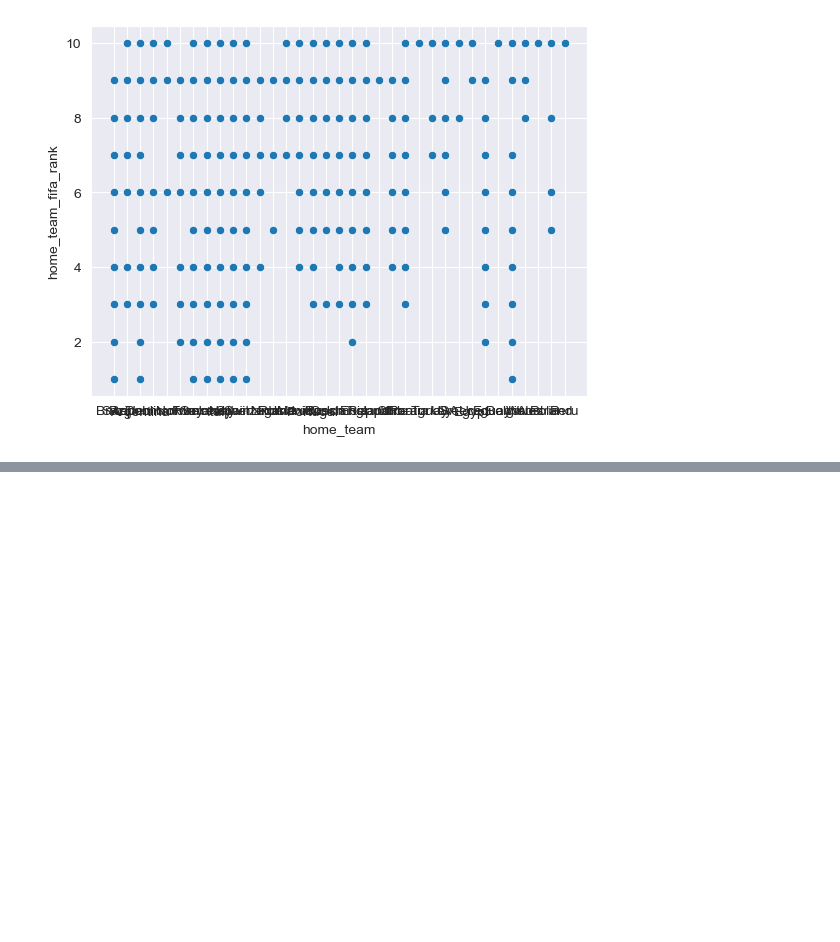
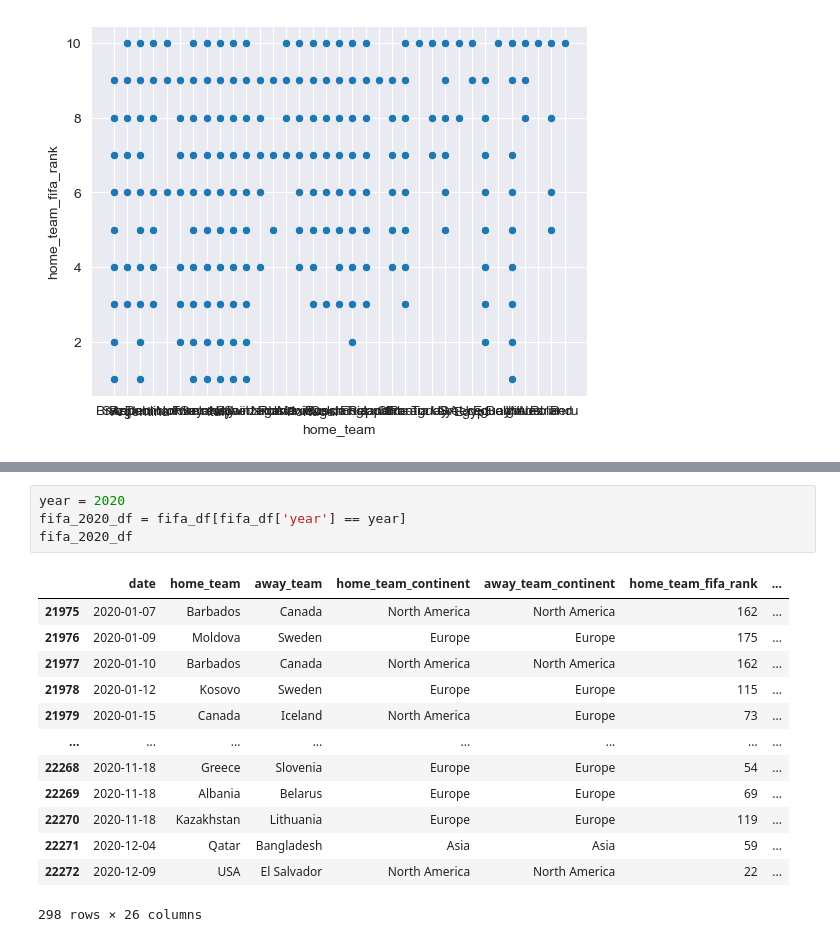
Before and after one commit to ZacharyHurt89/DataDivers_Group_Repo, a Jupyter notebook: In_Work_ZH/initial_data_pull.ipynb, the cells around one changed output, grey strips where cells are left out. Cells and saved outputs as stored; diff of their text form; blank space fills up the shorter version.

```diff
--- a/In_Work_ZH/initial_data_pull.ipynb
+++ b/In_Work_ZH/initial_data_pull.ipynb
@@ -273,0 +350,18 @@ sns.scatterplot(x=top_ten_home_teams_by_rank['home_team'], y=top_ten_home_teams_
+# %%
+year = 2020
+fifa_2020_df = fifa_df[fifa_df['year'] == year]
+fifa_2020_df
+# %% [output]
+|  | date | home_team | away_team | home_team_continent | away_team_continent | home_team_fifa_rank | ... |
+| 21975 | 2020-01-07 | Barbados | Canada | North America | North America | 162 | ... |
+| 21976 | 2020-01-09 | Moldova | Sweden | Europe | Europe | 175 | ... |
+| 21977 | 2020-01-10 | Barbados | Canada | North America | North America | 162 | ... |
+| 21978 | 2020-01-12 | Kosovo | Sweden | Europe | Europe | 115 | ... |
+| 21979 | 2020-01-15 | Canada | Iceland | North America | Europe | 73 | ... |
+| ... | ... | ... | ... | ... | ... | ... | ... |
+| 22268 | 2020-11-18 | Greece | Slovenia | Europe | Europe | 54 | ... |
+| 22269 | 2020-11-18 | Albania | Belarus | Europe | Europe | 69 | ... |
+| 22270 | 2020-11-18 | Kazakhstan | Lithuania | Europe | Europe | 119 | ... |
+| 22271 | 2020-12-04 | Qatar | Bangladesh | Asia | Asia | 59 | ... |
+| 22272 | 2020-12-09 | USA | El Salvador | North America | North America | 22 | ... |
+298 rows × 26 columns
```
Also changed, not shown: parts of 9 cells of this notebook.
